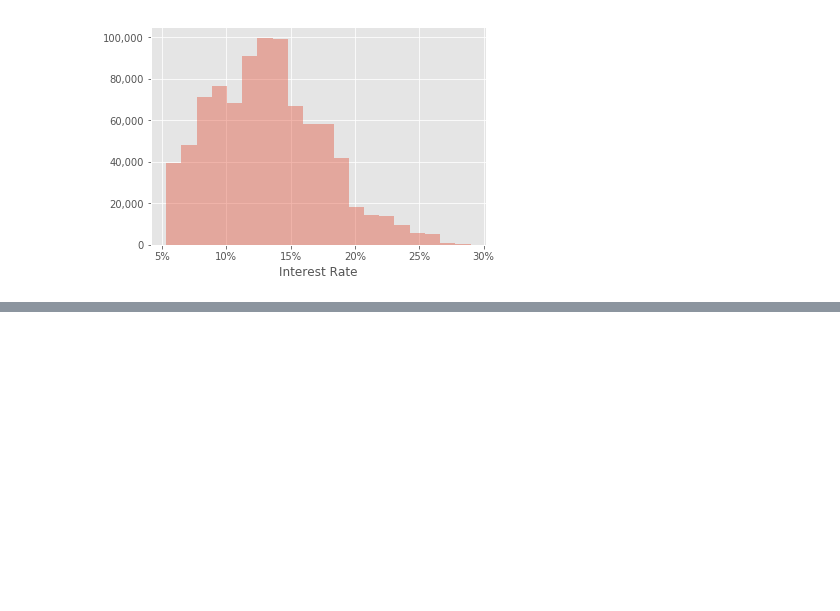
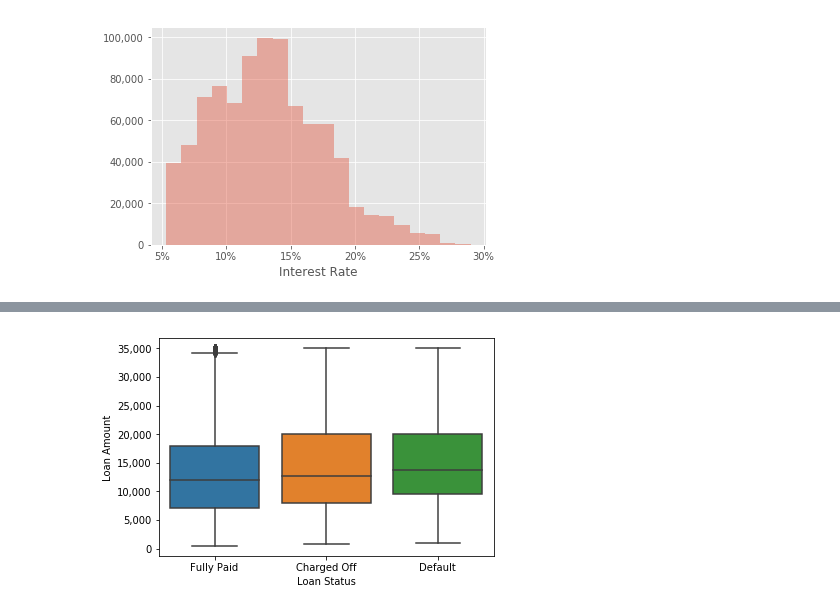
Before and after one commit to bfitzpa5/Metis_Projects, a Jupyter notebook: 03-mcnulty/mcnulty_eda.ipynb, the cells around one changed output, grey strips where cells are left out. Cells and saved outputs as stored; diff of their text form; code cells hidden in the pictures; blank space fills up the shorter version.

Commit message:
Added eda for default categories and initial mvp

```diff
--- a/03-mcnulty/mcnulty_eda.ipynb
+++ b/03-mcnulty/mcnulty_eda.ipynb
@@ -114,0 +134,11 @@ plt.show()
+# %%
+statuses = ['Fully Paid', 'Charged Off', 'Default']
+df = df.loc[df.loan_status.isin(statuses), ]
+# %%
+ax = sns.boxplot(x='loan_status', y='loan_amnt', data=df)
+ax.set_xlabel('Loan Status')
+ax.set_ylabel('Loan Amount')
+ax.set_yticklabels(['{:,}'.format(int(x)) for x in ax.get_yticks().tolist()])
+plt.show()
+# %% [output]
+[figure, added]
```
Also changed, not shown: parts of 16 cells of this notebook, 1 other file.
